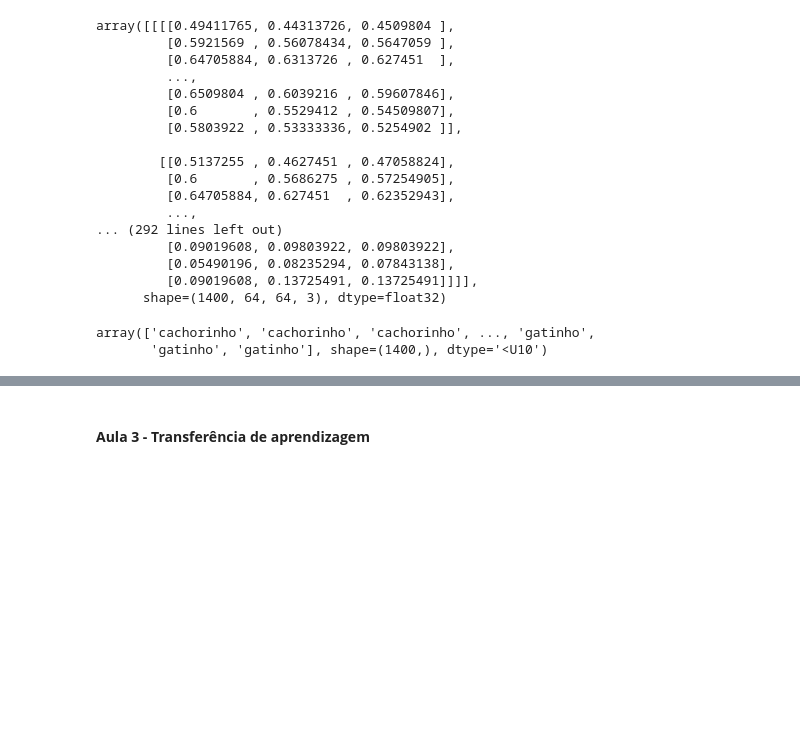
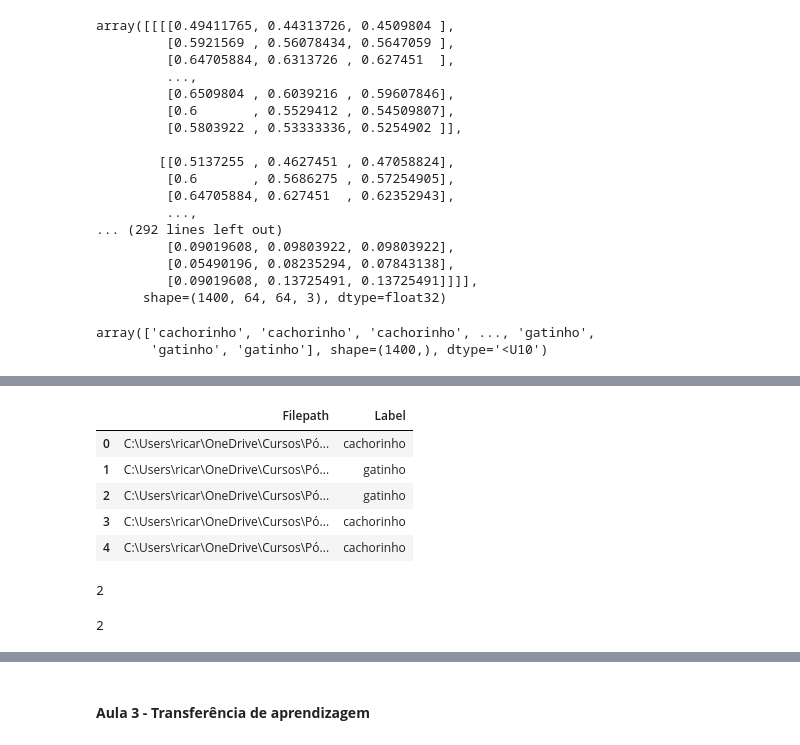
Before and after one commit to RicardViana/fiap-Deep-Learning-and-unstructured-data, a Jupyter notebook: deep_reinforcement_learning.ipynb, the cells around one changed output, grey strips where cells are left out. Cells and saved outputs as stored; diff of their text form; code cells hidden in the pictures; blank space fills up the shorter version.

```diff
--- a/deep_reinforcement_learning.ipynb
+++ b/deep_reinforcement_learning.ipynb
@@ -564,0 +617,10 @@ array(['cachorinho', 'cachorinho', 'cachorinho', ..., 'gatinho',
+# %%
+# Consultando o data frame com o head
+df.head()
+# %% [output]
+|  | Filepath | Label |
+| 0 | C:\Users\ricar\OneDrive\Cursos\Pó... | cachorinho |
+| 1 | C:\Users\ricar\OneDrive\Cursos\Pó... | gatinho |
+| 2 | C:\Users\ricar\OneDrive\Cursos\Pó... | gatinho |
+| 3 | C:\Users\ricar\OneDrive\Cursos\Pó... | cachorinho |
+| 4 | C:\Users\ricar\OneDrive\Cursos\Pó... | cachorinho |
@@ -564,0 +631,5 @@ array(['cachorinho', 'cachorinho', 'cachorinho', ..., 'gatinho',
+# %%
+# Fazer uma contagem
+len(df_singles)
+# %% [output]
+2
@@ -564,0 +639,5 @@ array(['cachorinho', 'cachorinho', 'cachorinho', ..., 'gatinho',
+# %%
+# Verificar o numero de classes
+num_classes
+# %% [output]
+2
```
Also changed, not shown: parts of 34 cells of this notebook.
